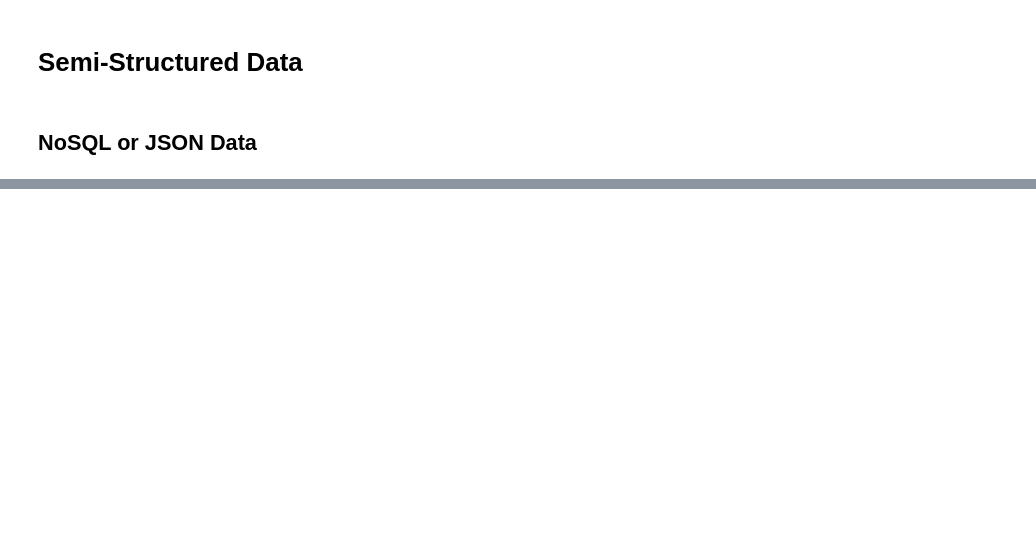
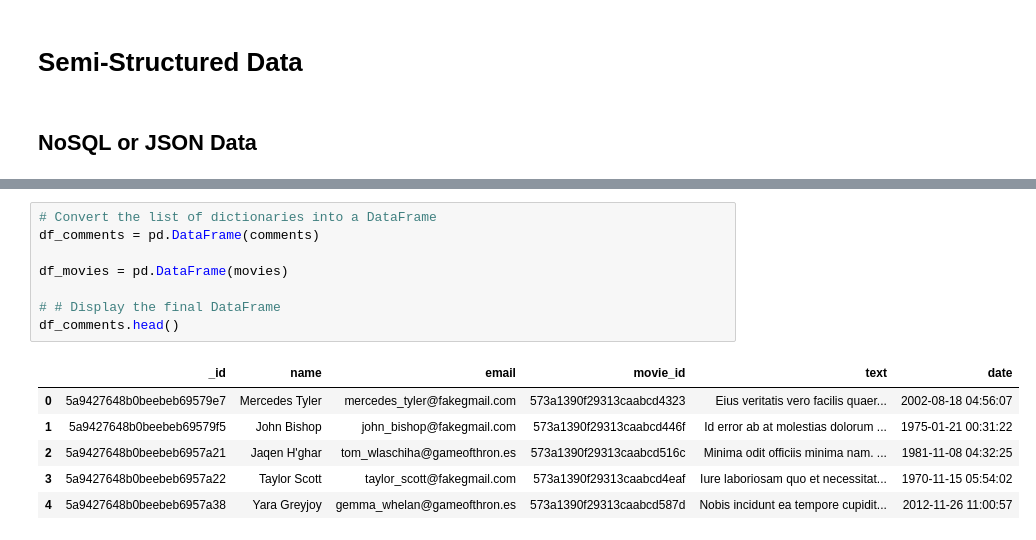
Before and after one commit to p4r1t05h/Machine_Learning_Training, a Jupyter notebook: Data_Engineer.ipynb, the cells around one changed output, grey strips where cells are left out. Cells and saved outputs as stored; diff of their text form; blank space fills up the shorter version.

```diff
--- a/Data_Engineer.ipynb
+++ b/Data_Engineer.ipynb
@@ -688,0 +698,15 @@ InvalidOperation: Cannot use MongoClient after close
+# %%
+# Convert the list of dictionaries into a DataFrame
+df_comments = pd.DataFrame(comments)
+
+df_movies = pd.DataFrame(movies)
+
+# # Display the final DataFrame
+df_comments.head()
+# %% [output]
+|  | _id | name | email | movie_id | text | date |
+| 0 | 5a9427648b0beebeb69579e7 | Mercedes Tyler | mercedes_tyler@fakegmail.com | 573a1390f29313caabcd4323 | Eius veritatis vero facilis quaer... | 2002-08-18 04:56:07 |
+| 1 | 5a9427648b0beebeb69579f5 | John Bishop | john_bishop@fakegmail.com | 573a1390f29313caabcd446f | Id error ab at molestias dolorum ... | 1975-01-21 00:31:22 |
+| 2 | 5a9427648b0beebeb6957a21 | Jaqen H'ghar | tom_wlaschiha@gameofthron.es | 573a1390f29313caabcd516c | Minima odit officiis minima nam. ... | 1981-11-08 04:32:25 |
+| 3 | 5a9427648b0beebeb6957a22 | Taylor Scott | taylor_scott@fakegmail.com | 573a1390f29313caabcd4eaf | Iure laboriosam quo et necessitat... | 1970-11-15 05:54:02 |
+| 4 | 5a9427648b0beebeb6957a38 | Yara Greyjoy | gemma_whelan@gameofthron.es | 573a1390f29313caabcd587d | Nobis incidunt ea tempore cupidit... | 2012-11-26 11:00:57 |
```
Also changed, not shown: parts of 22 cells of this notebook, 11 other files.
